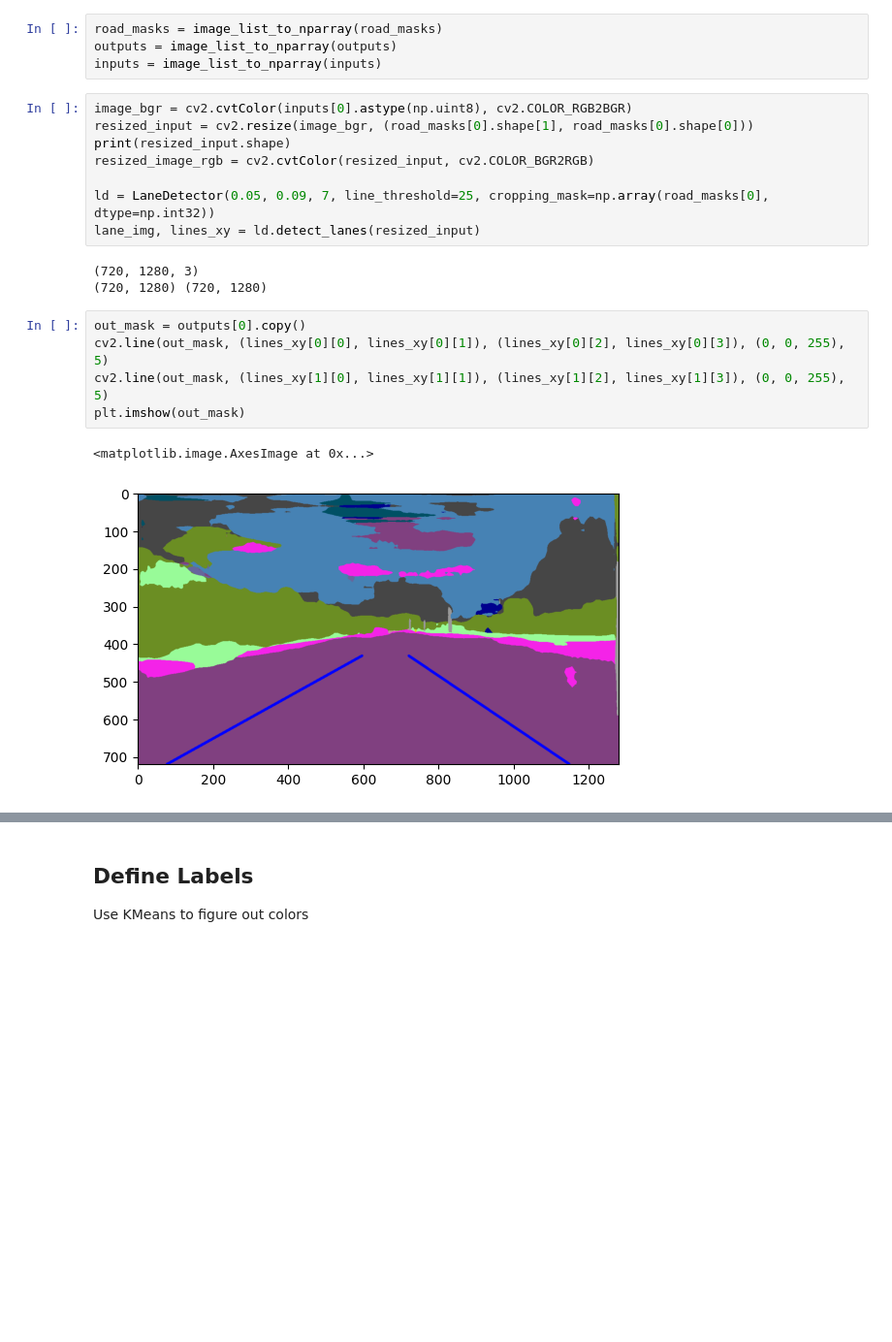
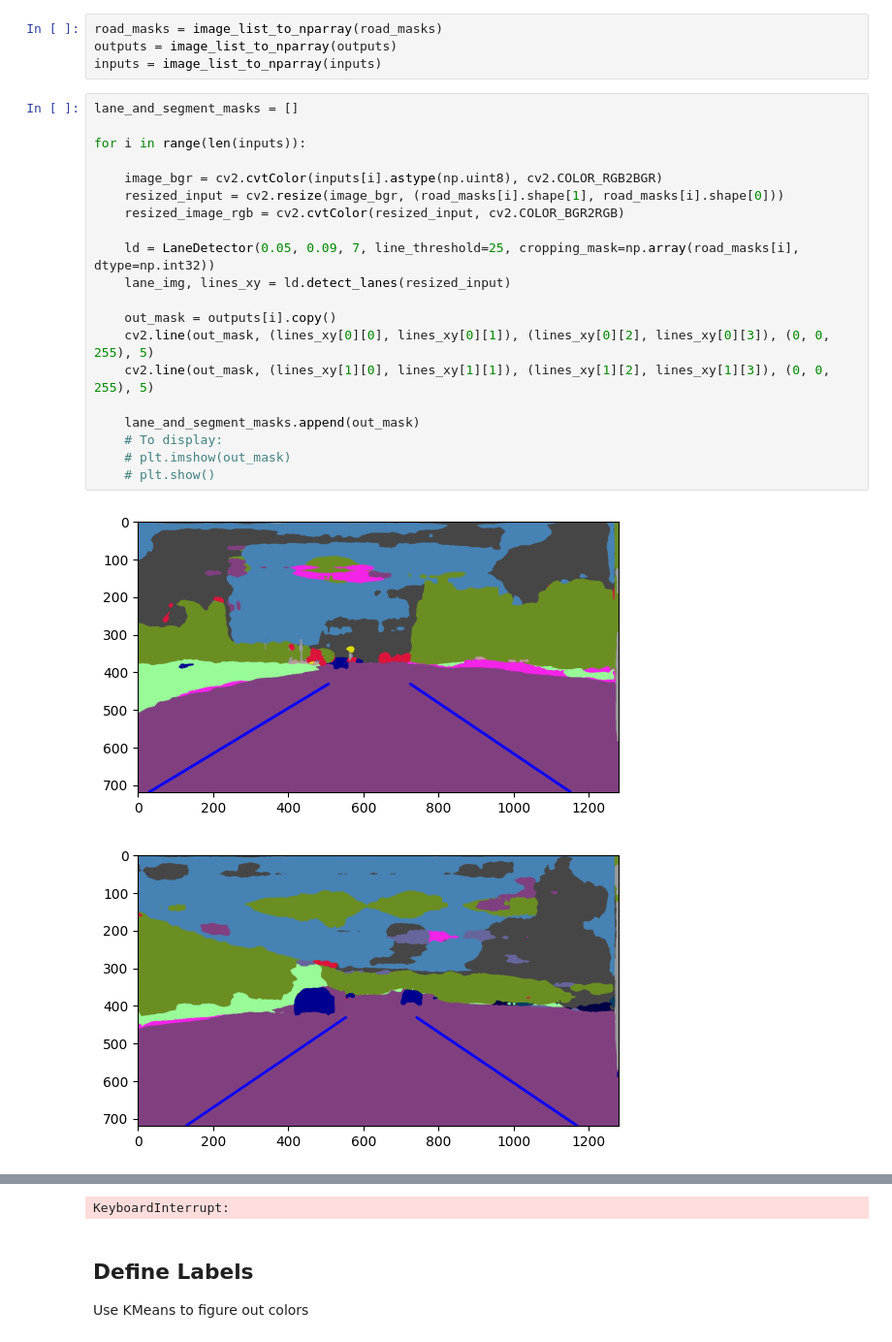
Before and after one commit to jlevine272/Road-Segmentation, a Jupyter notebook: main.ipynb, the cells around one changed output, grey strips where cells are left out. Shown at 97% size. Saved outputs shown, nothing was run; the diff lists cells and outputs as text; blank space fills up the shorter version.

Commit message:
Added multi-image capability

```diff
--- a/main.ipynb
+++ b/main.ipynb
@@ -87,22 +103,26 @@ def image_list_to_nparray(imgs):
 road_masks = image_list_to_nparray(road_masks)
 outputs = image_list_to_nparray(outputs)
 inputs = image_list_to_nparray(inputs)
-# %%
-image_bgr = cv2.cvtColor(inputs[0].astype(np.uint8), cv2.COLOR_RGB2BGR)
-resized_input = cv2.resize(image_bgr, (road_masks[0].shape[1], road_masks[0].shape[0]))
-print(resized_input.shape)
-resized_image_rgb = cv2.cvtColor(resized_input, cv2.COLOR_BGR2RGB)
-
-ld = LaneDetector(0.05, 0.09, 7, line_threshold=25, cropping_mask=np.array(road_masks[0], dtype=np.int32))
-lane_img, lines_xy = ld.detect_lanes(resized_input)
-# %% [output]
-(720, 1280, 3)
-(720, 1280) (720, 1280)
-# %%
-out_mask = outputs[0].copy()
-cv2.line(out_mask, (lines_xy[0][0], lines_xy[0][1]), (lines_xy[0][2], lines_xy[0][3]), (0, 0, 255), 5)
-cv2.line(out_mask, (lines_xy[1][0], lines_xy[1][1]), (lines_xy[1][2], lines_xy[1][3]), (0, 0, 255), 5)
-plt.imshow(out_mask)
-# %% [output]
-<matplotlib.image.AxesImage at 0x...>
-[figure, removed]
+# %%
+lane_and_segment_masks = []
+
+for i in range(len(inputs)):
+
+    image_bgr = cv2.cvtColor(inputs[i].astype(np.uint8), cv2.COLOR_RGB2BGR)
+    resized_input = cv2.resize(image_bgr, (road_masks[i].shape[1], road_masks[i].shape[0]))
+    resized_image_rgb = cv2.cvtColor(resized_input, cv2.COLOR_BGR2RGB)
+
+    ld = LaneDetector(0.05, 0.09, 7, line_threshold=25, cropping_mask=np.array(road_masks[i], dtype=np.int32))
+    lane_img, lines_xy = ld.detect_lanes(resized_input)
+
+    out_mask = outputs[i].copy()
+    cv2.line(out_mask, (lines_xy[0][0], lines_xy[0][1]), (lines_xy[0][2], lines_xy[0][3]), (0, 0, 255), 5)
+    cv2.line(out_mask, (lines_xy[1][0], lines_xy[1][1]), (lines_xy[1][2], lines_xy[1][3]), (0, 0, 255), 5)
+
+    lane_and_segment_masks.append(out_mask)
+    # To display:
+    # plt.imshow(out_mask)
+    # plt.show()
+# %% [output]
+[figure, added]
+[figure, added]
@@ -109,3 +134,4 @@ plt.imshow(out_mask)
+KeyboardInterrupt:
 # %% [markdown]
 ## Define Labels
 Use KMeans to figure out colors
```
Also changed, not shown: parts of 2 cells of this notebook.
